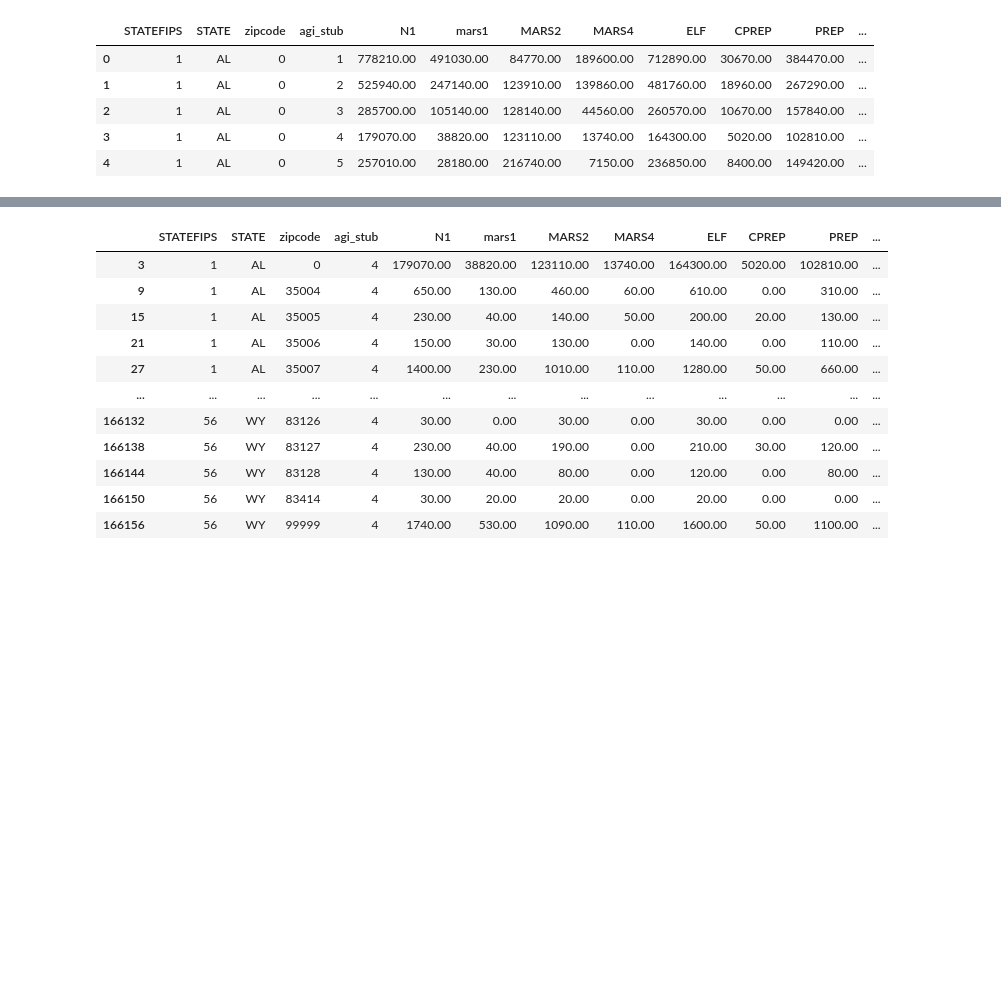
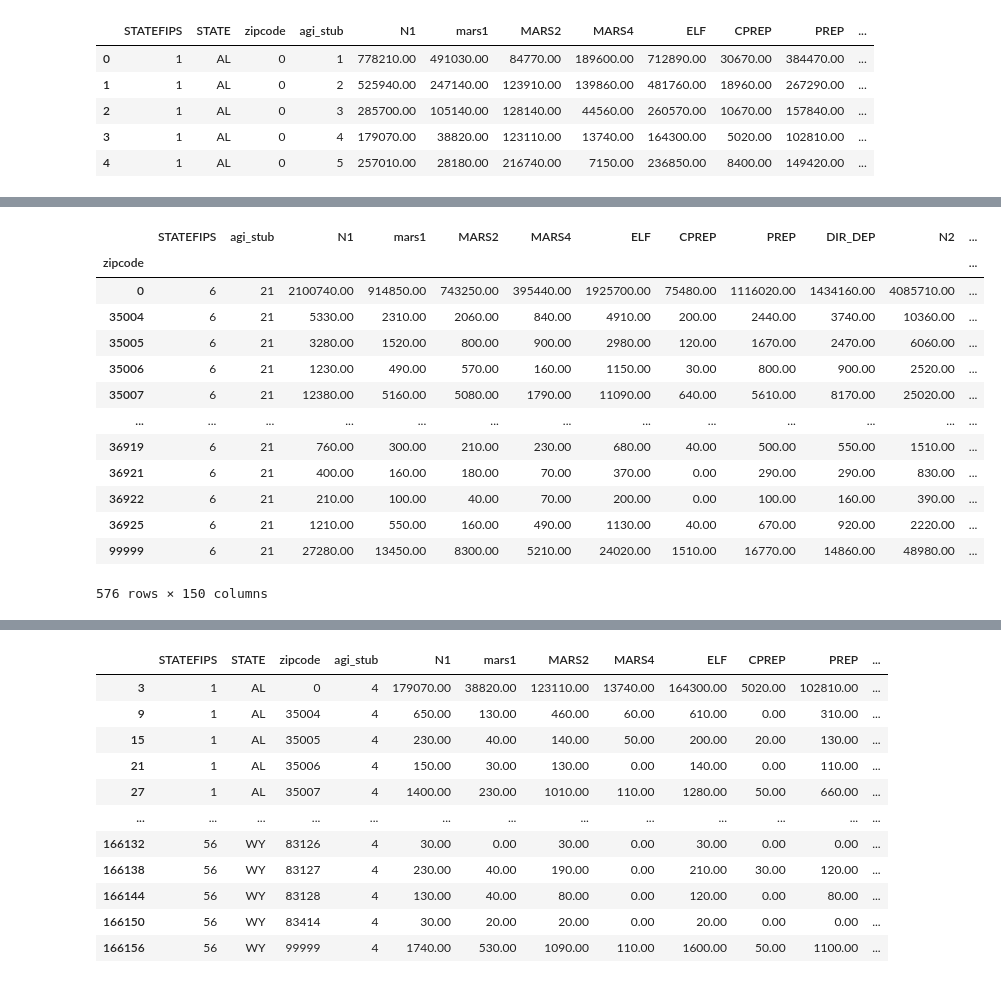
Before and after one commit to furkaneneseren/US-Tax-Analyze, a Jupyter notebook: tax_analyze.ipynb, the cells around one changed output, grey strips where cells are left out. Drawn from its saved outputs; the diff is of its cells as text; code cells hidden in the pictures; blank space fills up the shorter version.

```diff
--- a/tax_analyze.ipynb
+++ b/tax_analyze.ipynb
@@ -32,0 +158,17 @@ tax_agi.head()
+# %%
+tax_agi[(tax_agi["STATE"]=="AL")].groupby("zipcode").agg(sum)
+# %% [output]
+|  | STATEFIPS | agi_stub | N1 | mars1 | MARS2 | MARS4 | ELF | CPREP | PREP | DIR_DEP | N2 | ... |
+| zipcode |  |  |  |  |  |  |  |  |  |  |  | ... |
+| 0 | 6 | 21 | 2100740.00 | 914850.00 | 743250.00 | 395440.00 | 1925700.00 | 75480.00 | 1116020.00 | 1434160.00 | 4085710.00 | ... |
+| 35004 | 6 | 21 | 5330.00 | 2310.00 | 2060.00 | 840.00 | 4910.00 | 200.00 | 2440.00 | 3740.00 | 10360.00 | ... |
+| 35005 | 6 | 21 | 3280.00 | 1520.00 | 800.00 | 900.00 | 2980.00 | 120.00 | 1670.00 | 2470.00 | 6060.00 | ... |
+| 35006 | 6 | 21 | 1230.00 | 490.00 | 570.00 | 160.00 | 1150.00 | 30.00 | 800.00 | 900.00 | 2520.00 | ... |
+| 35007 | 6 | 21 | 12380.00 | 5160.00 | 5080.00 | 1790.00 | 11090.00 | 640.00 | 5610.00 | 8170.00 | 25020.00 | ... |
+| ... | ... | ... | ... | ... | ... | ... | ... | ... | ... | ... | ... | ... |
+| 36919 | 6 | 21 | 760.00 | 300.00 | 210.00 | 230.00 | 680.00 | 40.00 | 500.00 | 550.00 | 1510.00 | ... |
+| 36921 | 6 | 21 | 400.00 | 160.00 | 180.00 | 70.00 | 370.00 | 0.00 | 290.00 | 290.00 | 830.00 | ... |
+| 36922 | 6 | 21 | 210.00 | 100.00 | 40.00 | 70.00 | 200.00 | 0.00 | 100.00 | 160.00 | 390.00 | ... |
+| 36925 | 6 | 21 | 1210.00 | 550.00 | 160.00 | 490.00 | 1130.00 | 40.00 | 670.00 | 920.00 | 2220.00 | ... |
+| 99999 | 6 | 21 | 27280.00 | 13450.00 | 8300.00 | 5210.00 | 24020.00 | 1510.00 | 16770.00 | 14860.00 | 48980.00 | ... |
+576 rows × 150 columns
```
Also changed, not shown: parts of 14 cells of this notebook.
